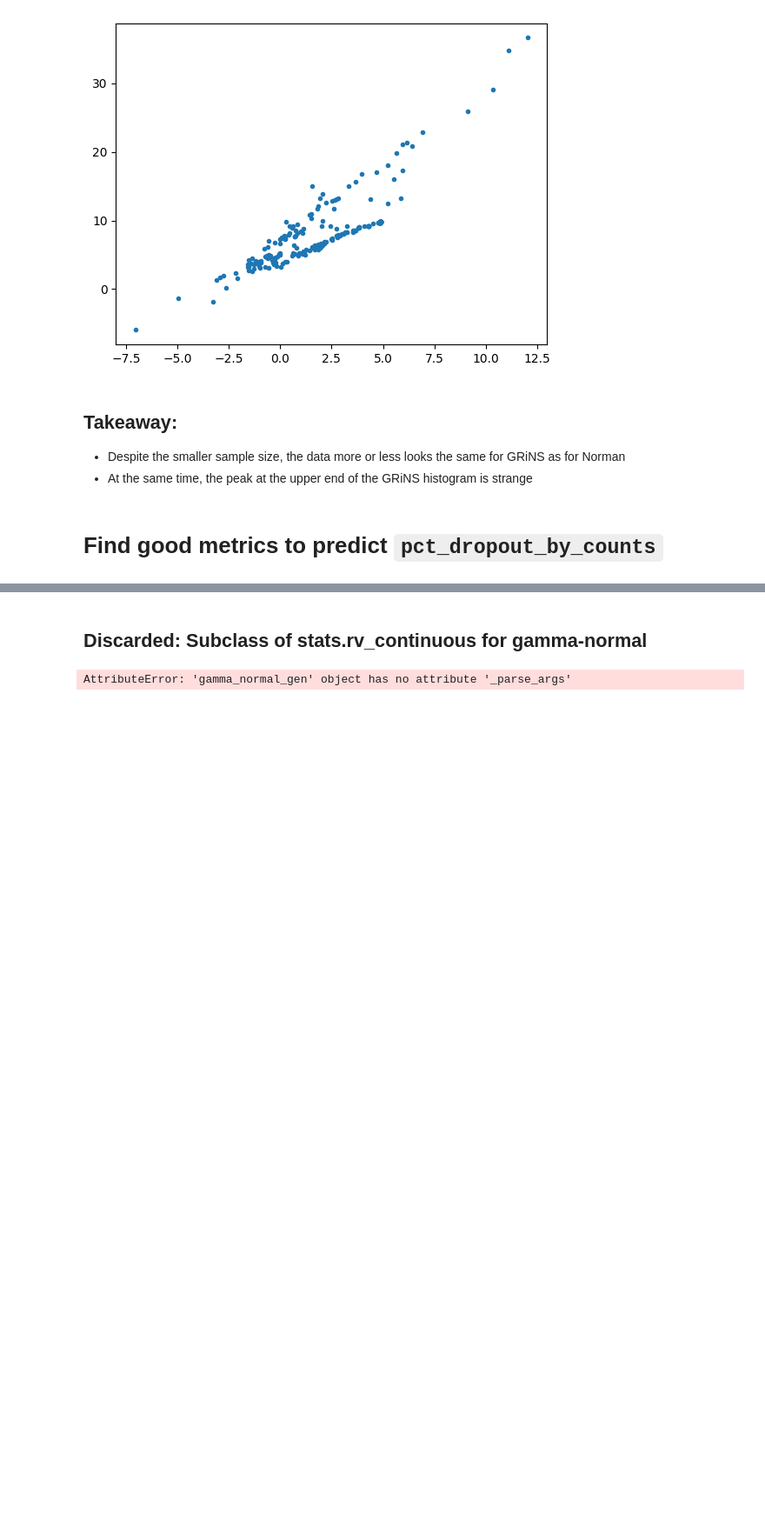
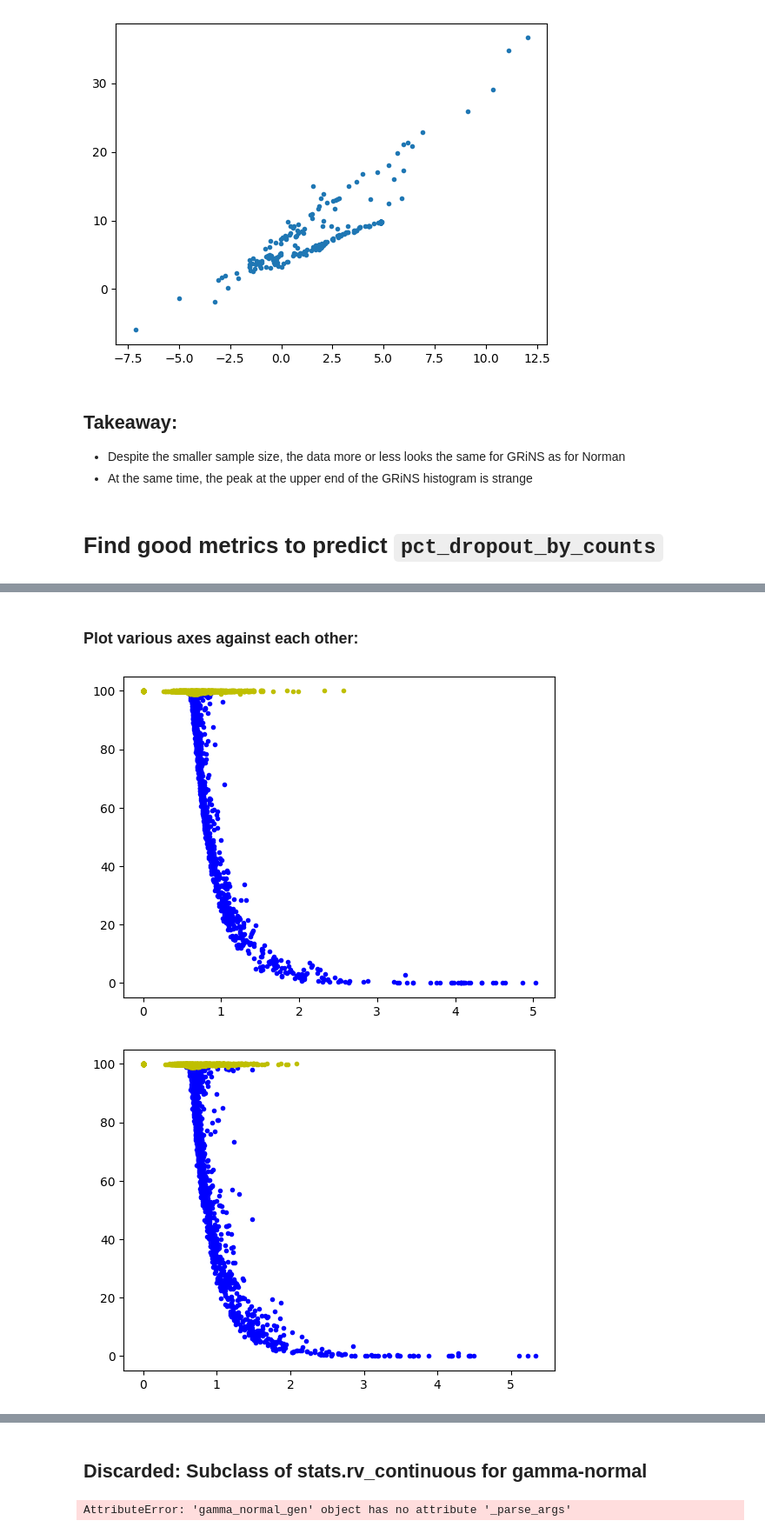
Before and after one commit to GeorgSommerer/bsc_thesis_pGRiNS, a Jupyter notebook: pgrins_explore.ipynb, the cells around one changed output, grey strips where cells are left out. Shown at 87% size. Drawn from its saved outputs; the diff is of its cells as text; code cells hidden in the pictures; blank space fills up the shorter version.

Commit message:
Continued working on missingness filter ideas

```diff
--- a/pgrins_explore.ipynb
+++ b/pgrins_explore.ipynb
@@ -91,2 +114,31 @@ plt.show()
+# %%
+def get_nonzero_stats(layer):
+    layer = layer.tocsc()
+    mean_nz = []
+    var_nz = []
+    skew_nz = []
+    median_nz = []
+    non_zero_entries = np.split(layer.indices,layer.indptr[1:-1])
+    for i in range(len(non_zero_entries)):
+        non_zero_exprs = (layer[non_zero_entries[i],i]).todense().T
+        if non_zero_exprs.shape[1] < 1:
+            mean_nz.append(0)
+            var_nz.append(0)
+            skew_nz.append(0)
+            median_nz.append(0)
+            continue
+        mean_nz.append(np.mean(non_zero_exprs))
+        var_nz.append(np.var(non_zero_exprs))
+        skew_nz.append(stats.skew(non_zero_exprs,axis=1)[0])
+        median_nz.append(np.median(non_zero_exprs,axis=1)[0,0])
+    mean_nz = np.asarray(mean_nz)
+    var_nz = np.asarray(var_nz)
+    skew_nz = np.asarray(skew_nz)
+    median_nz = np.asarray(median_nz)
+    return {"mean":mean_nz, "var":var_nz, "skew":skew_nz, "median":median_nz}
+# %%
+norman_stats = get_nonzero_stats(norman_data.layers["log1p"])
+adamson_stats = get_nonzero_stats(adamson_data.layers["log1p"])
+grins_stats = get_nonzero_stats(grins_data.layers["log1p"])
 # %%
 # Naive idea: find the percentage of non-zero cells
@@ -95,0 +164,20 @@ scipy.sparse.csr_matrix.getnnz(ctrl_norm_data.X)/(ctrl_norm_data.X.shape[0]*ctrl
+# %% [markdown]
+### Plot various axes against each other:
+# %%
+plt.plot(norman_stats["mean"][~norman_isdropout],norman_dropouts[~norman_isdropout],".",c="b") # The problem with this approach is that there is no function mappable to this
+plt.plot(norman_stats["mean"][norman_isdropout],norman_dropouts[norman_isdropout],".",c="y")
+#plt.xlim(-1,1)
+plt.show()
+plt.plot(adamson_stats["mean"][~adamson_isdropout],adamson_dropouts[~adamson_isdropout],".",c="b") # The problem with this approach is that there is no function mappable to this
+plt.plot(adamson_stats["mean"][adamson_isdropout],adamson_dropouts[adamson_isdropout],".",c="y") # The problem with this approach is that there is no function mappable to this
+#plt.xlim(-1,1)
+plt.show()
+plt.plot(grins_stats["mean"],grins_dropouts,".") # The problem with this approach is that there is no function mappable to this
+#plt.xlim(-1,1)
+plt.show()
+
+# These plots showcase that prob. for non 100% outliers can be modeled well with a sigmoid(?)
+# Therefore, maybe mark these and find a way to distinguish them from the rest
+# %% [output]
+[figure, added]
+[figure, added]
```
Also changed, not shown: parts of 33 cells of this notebook, 1 other file.
